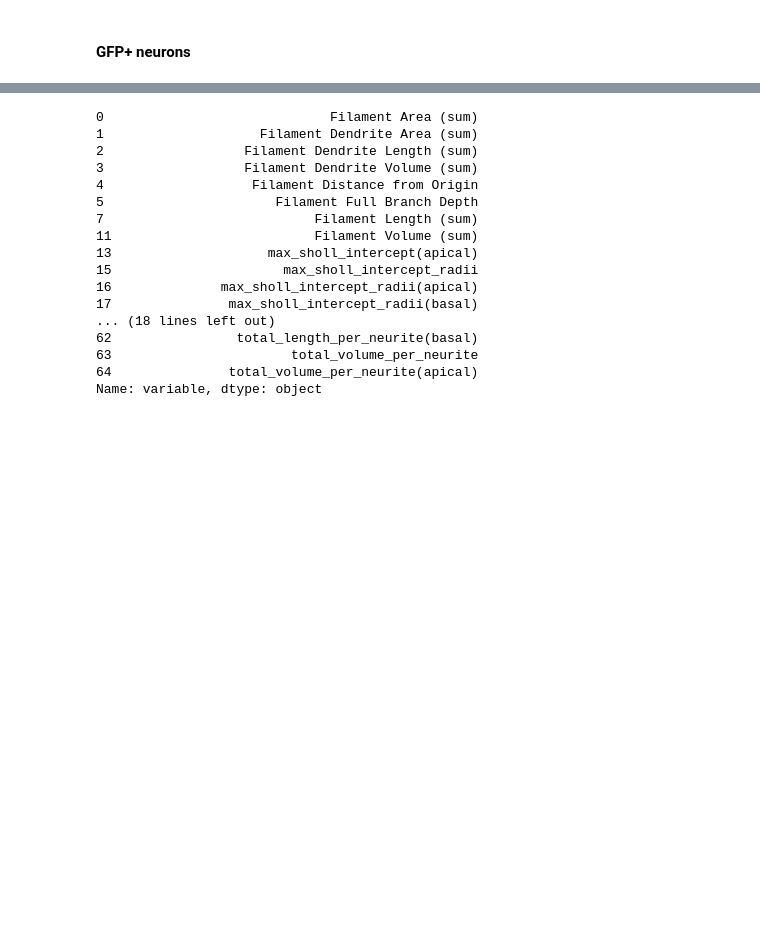
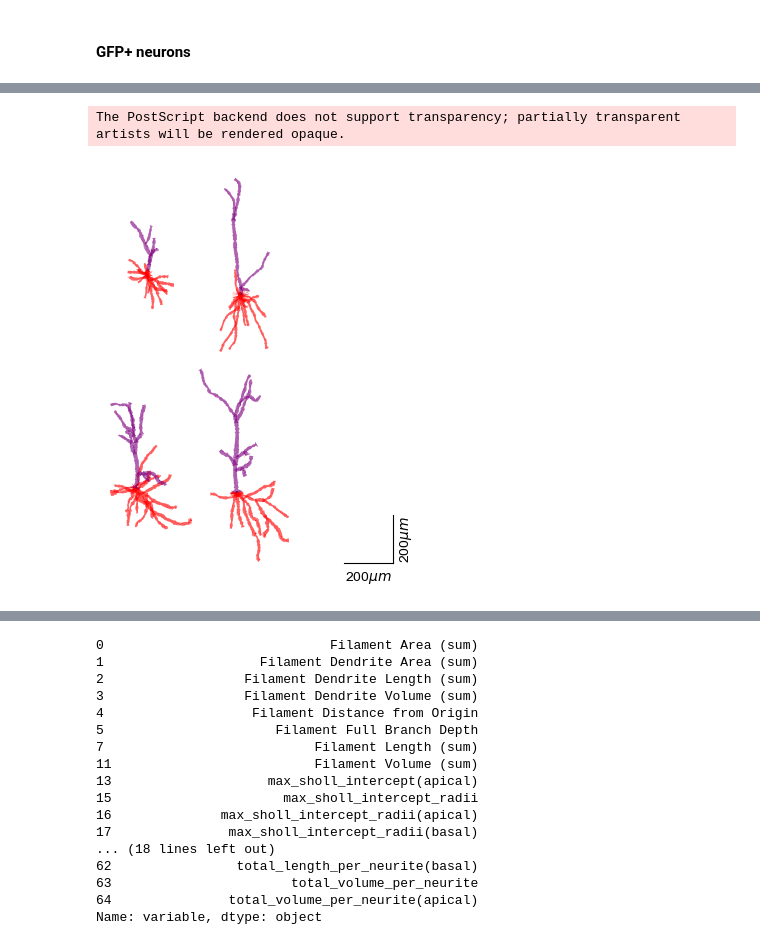
Before and after one commit to githubfzq/memory_lab, a Jupyter notebook: patch/analysis/20191107/patch & morphology analysis.ipynb, the cells around one changed output, grey strips where cells are left out. Saved outputs shown, nothing was run; the diff lists cells and outputs as text; code cells hidden in the pictures; blank space fills up the shorter version.

```diff
--- a/patch/analysis/20191107/patch & morphology analysis.ipynb
+++ b/patch/analysis/20191107/patch & morphology analysis.ipynb
@@ -769,3 +777,9 @@ The PostScript backend does not support transparency; partially transparent arti
+# %%
+gfp2_neurons = [to_plot_neurons[i-1] for i in [3,6,8,11]]
+pred_mpp.plot_apical_upside(gfp2_neurons, to_save="demos5/recover_GFP_ET2")
+# %% [output]
+The PostScript backend does not support transparency; partially transparent artists will be rendered opaque.
+[figure, added]
 # %%
 gfp_morpho_dat = pred_mpp.get_all_data()  # time consuming
 gfp_morpho_dat.head()
```
Also changed, not shown: parts of 9 cells of this notebook, 5 other files.
